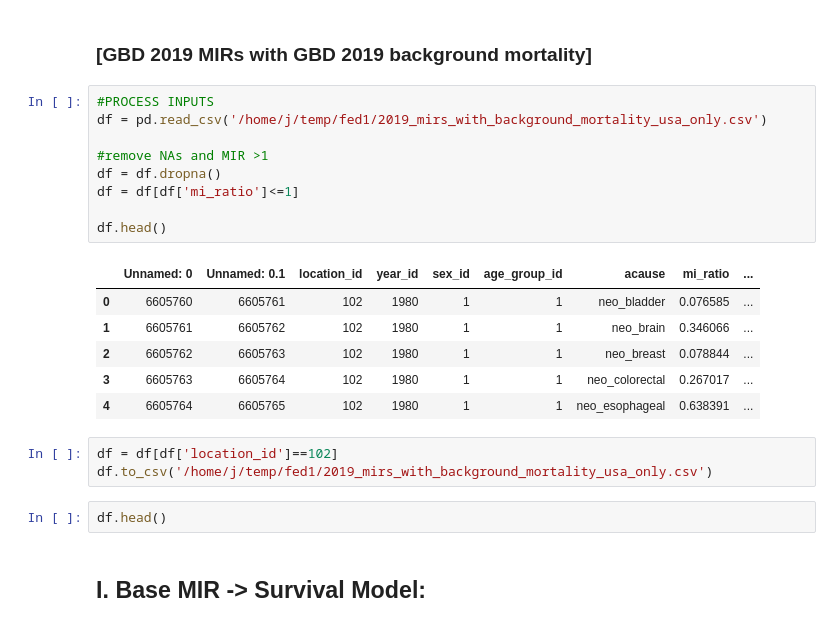
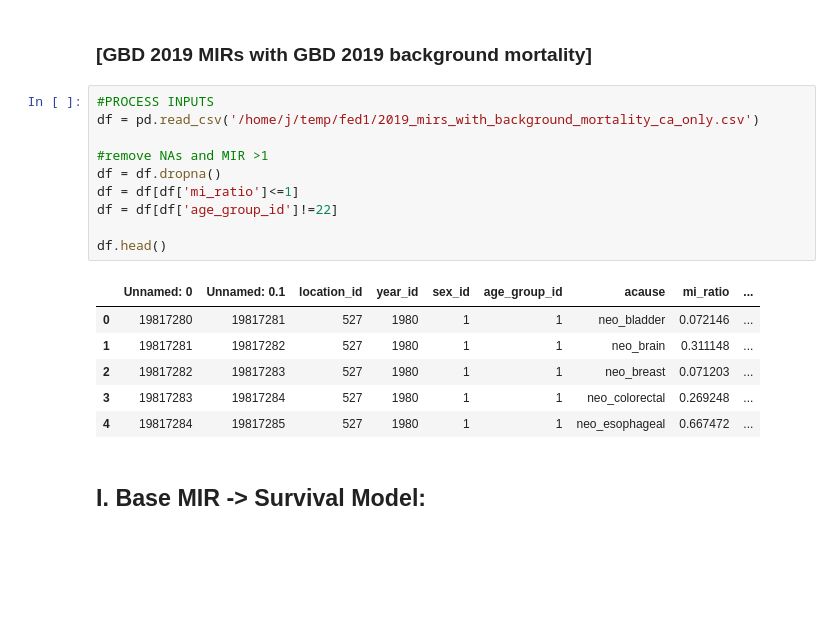
Before and after one commit to ihmeuw-msca/Survival, a Jupyter notebook: src/Operating Notebook.ipynb, the cells around one changed output. Saved outputs shown, nothing was run; the diff lists cells and outputs as text; blank space fills up the shorter version.

```diff
--- a/src/Operating Notebook.ipynb
+++ b/src/Operating Notebook.ipynb
@@ -12,25 +12,21 @@ from survival.three_parameter_log_form import LogFormMIRModel
 ### [GBD 2019 MIRs with GBD 2019 background mortality]
 # %%
 #PROCESS INPUTS
-df = pd.read_csv('/home/j/temp/fed1/2019_mirs_with_background_mortality_usa_only.csv')
+df = pd.read_csv('/home/j/temp/fed1/2019_mirs_with_background_mortality_ca_only.csv')
 
 #remove NAs and MIR >1
 df = df.dropna()
 df = df[df['mi_ratio']<=1]
+df = df[df['age_group_id']!=22]
 
 df.head()
 # %% [output]
 |  | Unnamed: 0 | Unnamed: 0.1 | location_id | year_id | sex_id | age_group_id | acause | mi_ratio | ... |
-| 0 | 6605760 | 6605761 | 102 | 1980 | 1 | 1 | neo_bladder | 0.076585 | ... |
-| 1 | 6605761 | 6605762 | 102 | 1980 | 1 | 1 | neo_brain | 0.346066 | ... |
-| 2 | 6605762 | 6605763 | 102 | 1980 | 1 | 1 | neo_breast | 0.078844 | ... |
-| 3 | 6605763 | 6605764 | 102 | 1980 | 1 | 1 | neo_colorectal | 0.267017 | ... |
-| 4 | 6605764 | 6605765 | 102 | 1980 | 1 | 1 | neo_esophageal | 0.638391 | ... |
+| 0 | 19817280 | 19817281 | 527 | 1980 | 1 | 1 | neo_bladder | 0.072146 | ... |
+| 1 | 19817281 | 19817282 | 527 | 1980 | 1 | 1 | neo_brain | 0.311148 | ... |
+| 2 | 19817282 | 19817283 | 527 | 1980 | 1 | 1 | neo_breast | 0.071203 | ... |
+| 3 | 19817283 | 19817284 | 527 | 1980 | 1 | 1 | neo_colorectal | 0.269248 | ... |
+| 4 | 19817284 | 19817285 | 527 | 1980 | 1 | 1 | neo_esophageal | 0.667472 | ... |
-# %%
-df = df[df['location_id']==102]
-df.to_csv('/home/j/temp/fed1/2019_mirs_with_background_mortality_usa_only.csv')
-# %%
-df.head()
 # %% [markdown]
 ## I. Base MIR -> Survival Model:
 # %% [markdown]
```
Also changed, not shown: parts of 11 cells of this notebook, 3 other files.
